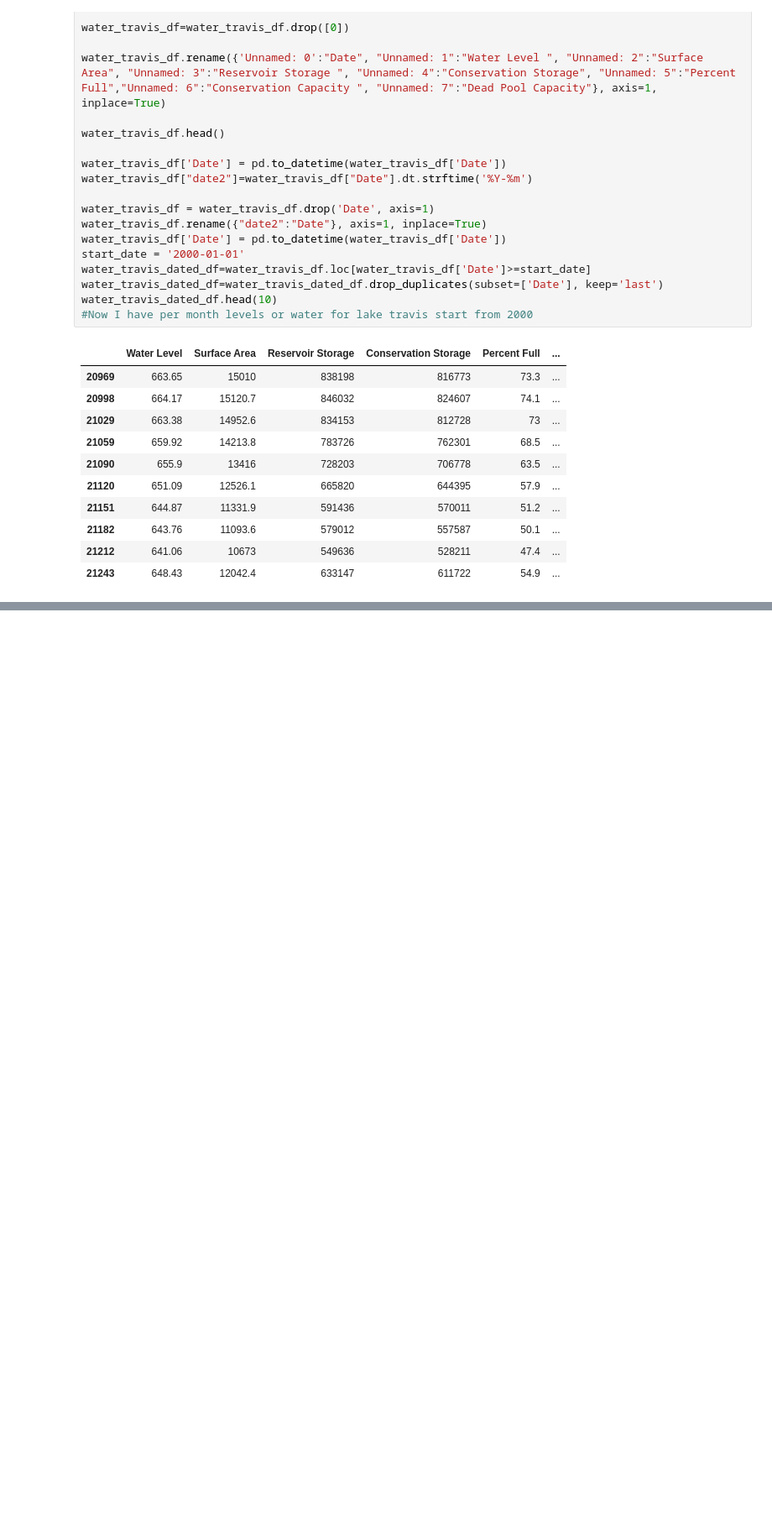
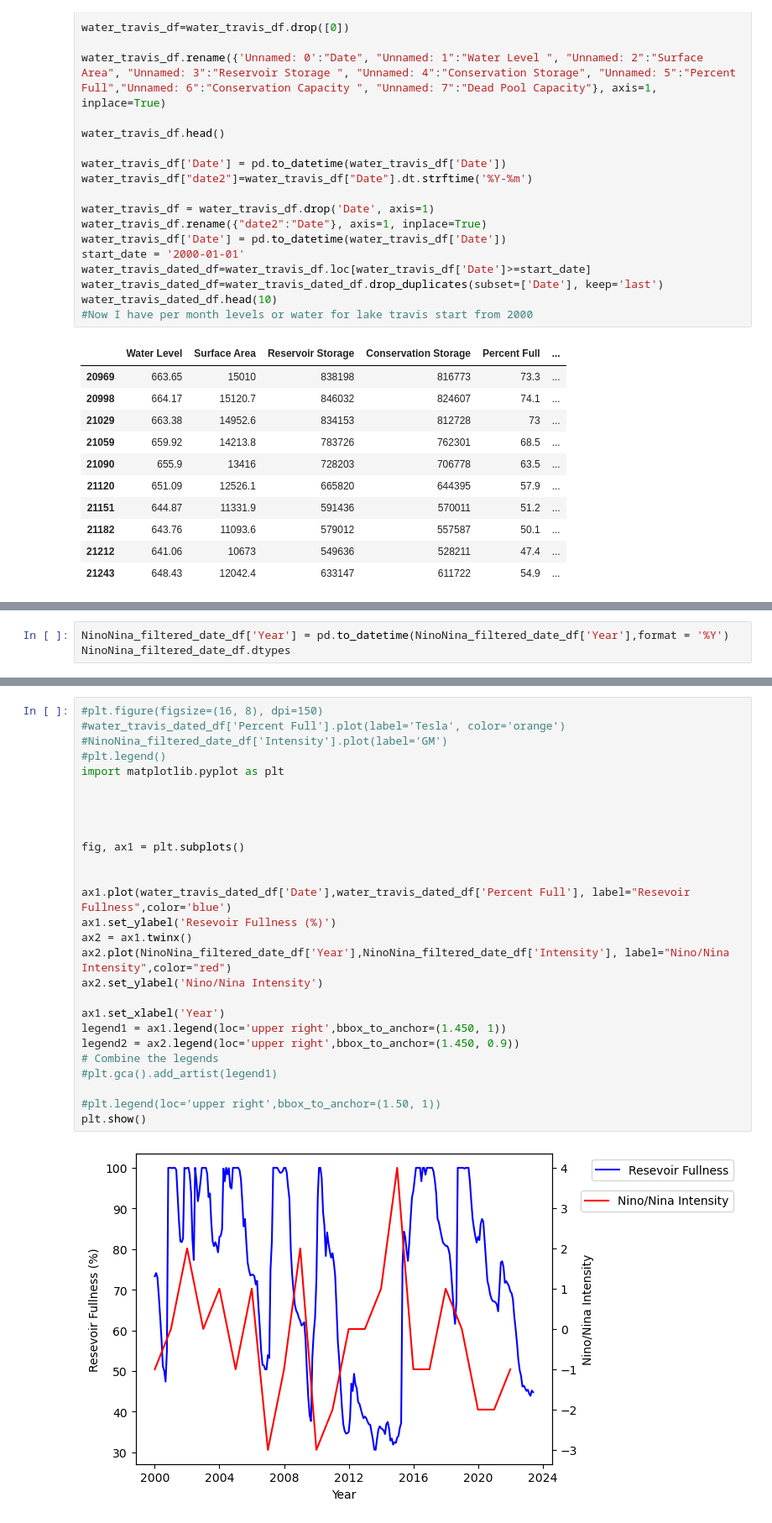
Before and after one commit to Victarrion/Nino_Nina_AustinTX, a Jupyter notebook: Main.ipynb, the cells around one changed output, grey strips where cells are left out. Shown: that part at 84% size. Saved outputs shown, nothing was run; the diff lists cells and outputs as text; blank space fills up the shorter version.

```diff
--- a/Main.ipynb
+++ b/Main.ipynb
@@ -90,0 +99,3 @@ water_travis_dated_df.head(10)
+# %%
+NinoNina_filtered_date_df['Year'] = pd.to_datetime(NinoNina_filtered_date_df['Year'],format = '%Y')
+NinoNina_filtered_date_df.dtypes
@@ -90,0 +113,29 @@ water_travis_dated_df.head(10)
+# %%
+#plt.figure(figsize=(16, 8), dpi=150)
+#water_travis_dated_df['Percent Full'].plot(label='Tesla', color='orange')
+#NinoNina_filtered_date_df['Intensity'].plot(label='GM')
+#plt.legend()
+import matplotlib.pyplot as plt
+
+
+
+
+fig, ax1 = plt.subplots()
+
+
+ax1.plot(water_travis_dated_df['Date'],water_travis_dated_df['Percent Full'], label="Resevoir Fullness",color='blue')
+ax1.set_ylabel('Resevoir Fullness (%)')
+ax2 = ax1.twinx()
+ax2.plot(NinoNina_filtered_date_df['Year'],NinoNina_filtered_date_df['Intensity'], label="Nino/Nina Intensity",color="red")
+ax2.set_ylabel('Nino/Nina Intensity')
+
+ax1.set_xlabel('Year')
+legend1 = ax1.legend(loc='upper right',bbox_to_anchor=(1.450, 1))
+legend2 = ax2.legend(loc='upper right',bbox_to_anchor=(1.450, 0.9))
+# Combine the legends
+#plt.gca().add_artist(legend1)
+
+#plt.legend(loc='upper right',bbox_to_anchor=(1.50, 1))
+plt.show()
+# %% [output]
+[figure, added]
```
Also changed, not shown: parts of 7 cells of this notebook, 3 other files.
